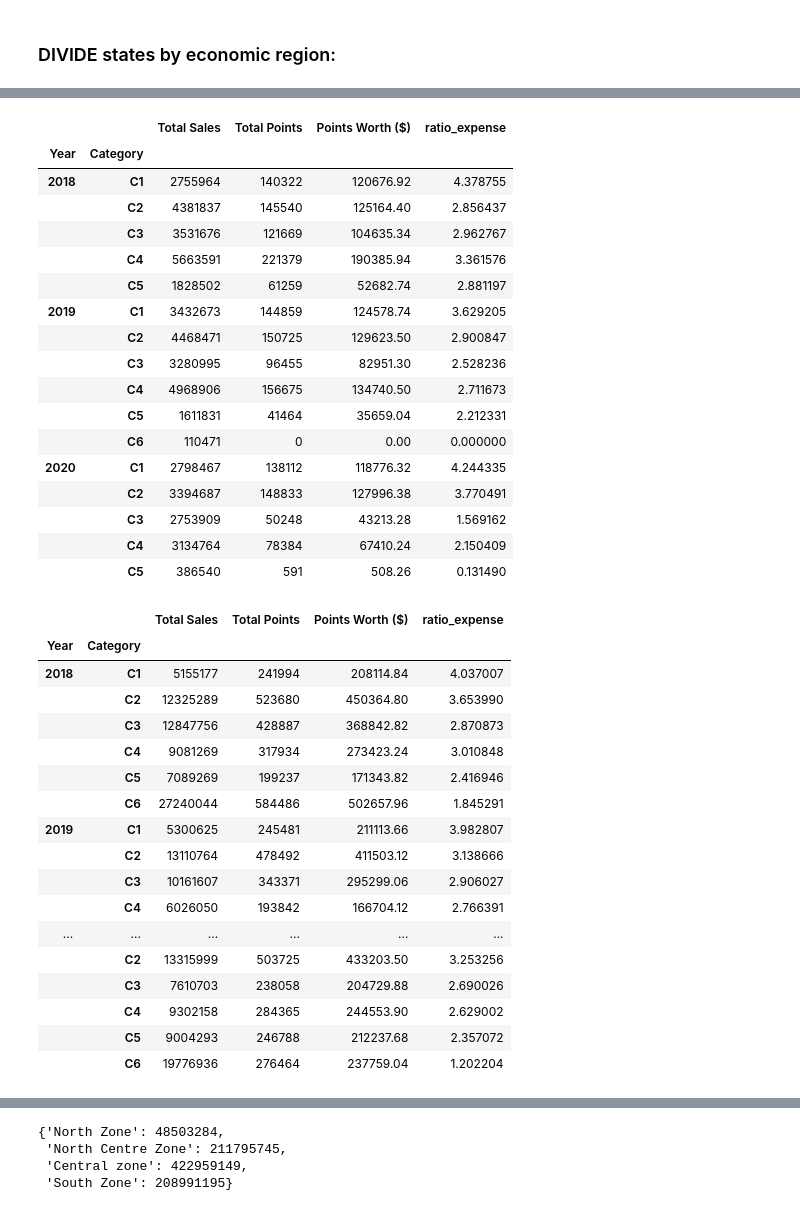
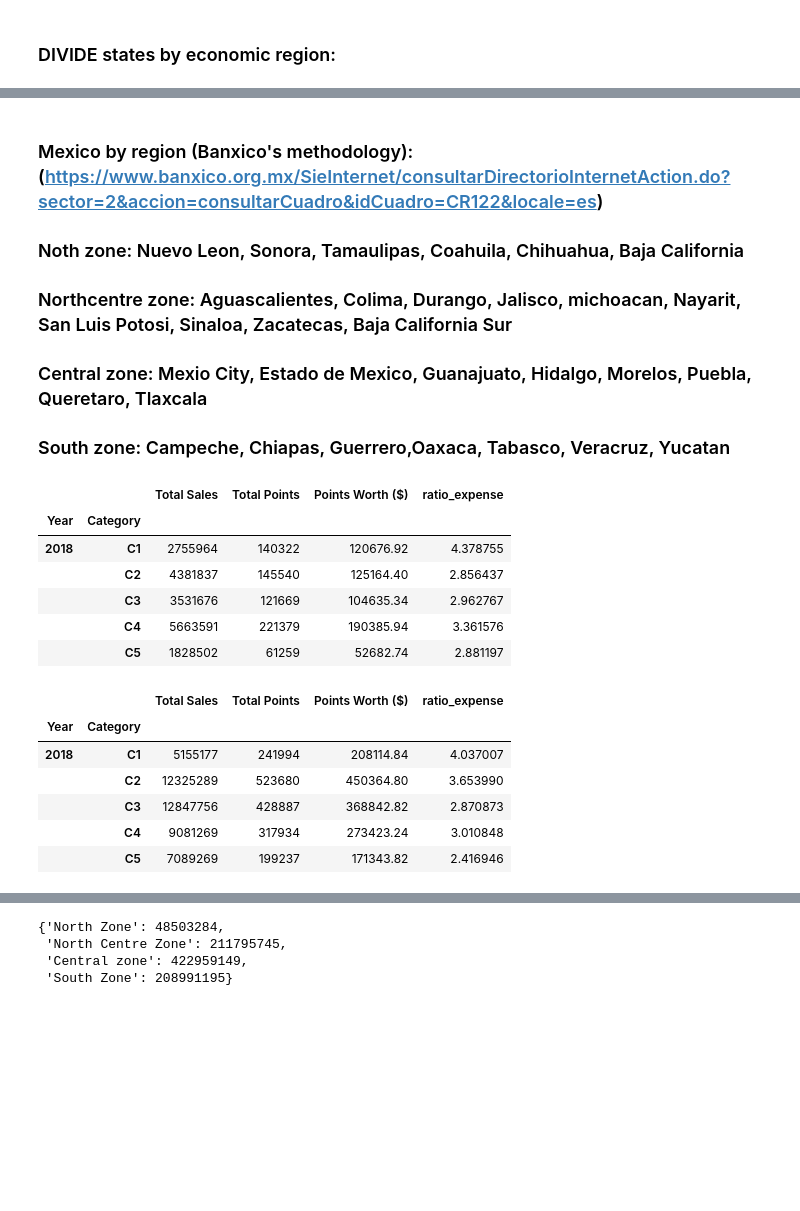
Before and after one commit to MauCFD/Project_1, a Jupyter notebook: project 1 - Analyzing a Loyalty Program/Loyalty Program - analyzing data.ipynb, the cells around one changed output, grey strips where cells are left out. Saved outputs shown, nothing was run; the diff lists cells and outputs as text; code cells hidden in the pictures; blank space fills up the shorter version.

```diff
--- a/project 1 - Analyzing a Loyalty Program/Loyalty Program - analyzing data.ipynb
+++ b/project 1 - Analyzing a Loyalty Program/Loyalty Program - analyzing data.ipynb
@@ -615,33 +664,28 @@ fig
+# %% [markdown]
+### Mexico by region (Banxico's methodology):  (https://www.banxico.org.mx/SieInternet/consultarDirectorioInternetAction.do?sector=2&accion=consultarCuadro&idCuadro=CR122&locale=es)
+### Noth zone: Nuevo Leon, Sonora, Tamaulipas, Coahuila, Chihuahua, Baja California
+### Northcentre zone: Aguascalientes, Colima, Durango, Jalisco, michoacan, Nayarit, San Luis Potosi, Sinaloa, Zacatecas, Baja California Sur
+### Central zone: Mexio City, Estado de Mexico, Guanajuato, Hidalgo, Morelos, Puebla, Queretaro, Tlaxcala
+### South zone: Campeche, Chiapas, Guerrero,Oaxaca, Tabasco, Veracruz, Yucatan
 # %%
 #NORTH ZONE
 #COAHUILA, SONORA, TAMAULIPAS, NUEVO LEON. (NO SALES IN B.C AND CHI and sonora)
 
 North_Zone=Project_df[(Project_df.State =="Nuevo Leon")|(Project_df.State =="Tamaulipas")
                       |(Project_df.State =="Coahuila")]
 
 North_Zone_II=North_Zone[["Year","Category","Total Sales","Total Points","Points Worth ($)"]]
 north_zone_category= North_Zone_II.groupby(['Year',"Category"]).sum()
 north_zone_category["ratio_expense"]=north_zone_category["Points Worth ($)"]/north_zone_category["Total Sales"]*100
-north_zone_category
+north_zone_category.head()
 # %% [output]
 |  |  | Total Sales | Total Points | Points Worth ($) | ratio_expense |
 | Year | Category |  |  |  |  |
 | 2018 | C1 | 2755964 | 140322 | 120676.92 | 4.378755 |
 |  | C2 | 4381837 | 145540 | 125164.40 | 2.856437 |
 |  | C3 | 3531676 | 121669 | 104635.34 | 2.962767 |
 |  | C4 | 5663591 | 221379 | 190385.94 | 3.361576 |
 |  | C5 | 1828502 | 61259 | 52682.74 | 2.881197 |
-| 2019 | C1 | 3432673 | 144859 | 124578.74 | 3.629205 |
-|  | C2 | 4468471 | 150725 | 129623.50 | 2.900847 |
-|  | C3 | 3280995 | 96455 | 82951.30 | 2.528236 |
-|  | C4 | 4968906 | 156675 | 134740.50 | 2.711673 |
-|  | C5 | 1611831 | 41464 | 35659.04 | 2.212331 |
-|  | C6 | 110471 | 0 | 0.00 | 0.000000 |
-| 2020 | C1 | 2798467 | 138112 | 118776.32 | 4.244335 |
-|  | C2 | 3394687 | 148833 | 127996.38 | 3.770491 |
-|  | C3 | 2753909 | 50248 | 43213.28 | 1.569162 |
-|  | C4 | 3134764 | 78384 | 67410.24 | 2.150409 |
-|  | C5 | 386540 | 591 | 508.26 | 0.131490 |
 # %%
 # NORTH CENTRE ZONE
 #AGUASCALIENTES, COLIMA, DURANGO,JALISCO,MICHOACAN,NAYARIT,SAN LUIS POTOSI, ZACATECAS, SINALOA
@@ -654,7 +698,7 @@ Northcentre_Zone=Project_df[(Project_df.State =="Aguascalientes")|(Project_df.St
 Northcentre_Zone_II=Northcentre_Zone[["Year","Category","Total Sales","Total Points","Points Worth ($)"]]
 northcentre_zone_category= Northcentre_Zone_II.groupby(['Year',"Category"]).sum()
 northcentre_zone_category["ratio_expense"]=northcentre_zone_category["Points Worth ($)"]/northcentre_zone_category["Total Sales"]*100
-northcentre_zone_category
+northcentre_zone_category.head()
 # %% [output]
 |  |  | Total Sales | Total Points | Points Worth ($) | ratio_expense |
 | Year | Category |  |  |  |  |
@@ -663,17 +707,6 @@ northcentre_zone_category
 |  | C3 | 12847756 | 428887 | 368842.82 | 2.870873 |
 |  | C4 | 9081269 | 317934 | 273423.24 | 3.010848 |
 |  | C5 | 7089269 | 199237 | 171343.82 | 2.416946 |
-|  | C6 | 27240044 | 584486 | 502657.96 | 1.845291 |
-| 2019 | C1 | 5300625 | 245481 | 211113.66 | 3.982807 |
-|  | C2 | 13110764 | 478492 | 411503.12 | 3.138666 |
-|  | C3 | 10161607 | 343371 | 295299.06 | 2.906027 |
-|  | C4 | 6026050 | 193842 | 166704.12 | 2.766391 |
-| ... | ... | ... | ... | ... | ... |
-|  | C2 | 13315999 | 503725 | 433203.50 | 3.253256 |
-|  | C3 | 7610703 | 238058 | 204729.88 | 2.690026 |
-|  | C4 | 9302158 | 284365 | 244553.90 | 2.629002 |
-|  | C5 | 9004293 | 246788 | 212237.68 | 2.357072 |
-|  | C6 | 19776936 | 276464 | 237759.04 | 1.202204 |
 # %%
 # CENTRAL ZONE
 #CIUDAD DE MEXICO, ESTADO DE MEXICO, GUANAJUATO,HIDALGO,MORELOS, PUEBLA,QUERETARO,TLAXCALA
```
Also changed, not shown: parts of 38 cells of this notebook, 17 other files.
